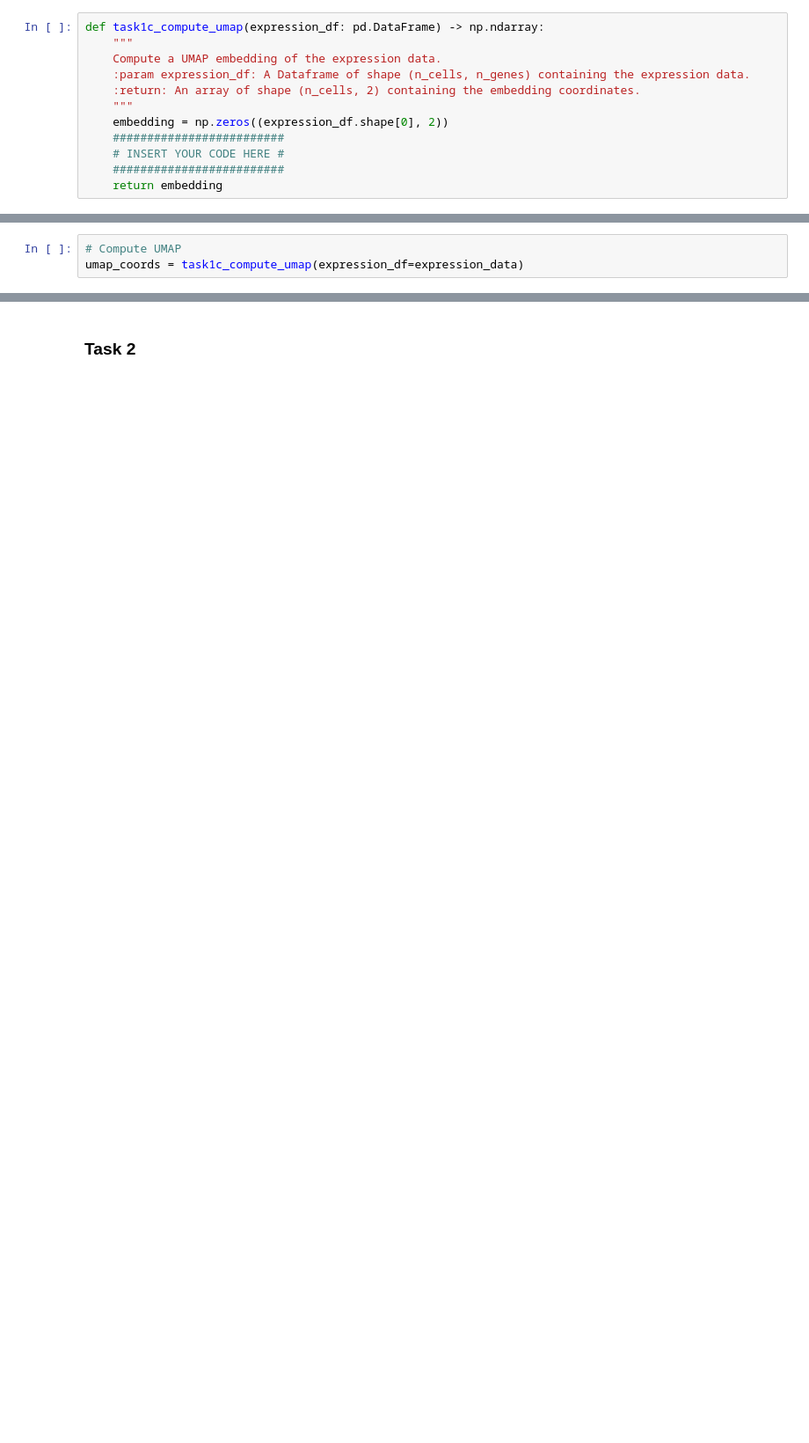
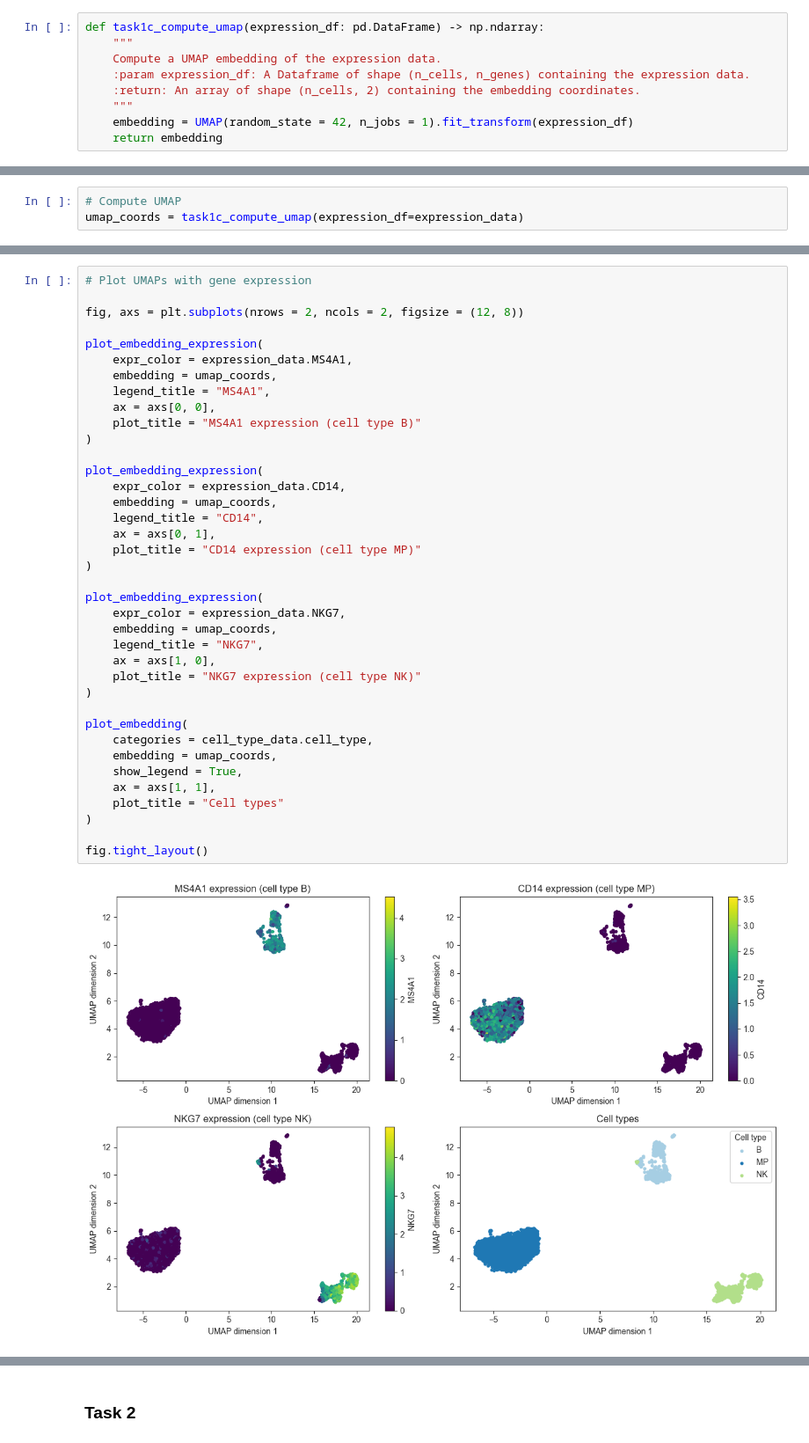
Before and after one commit to kerseviciute/machine-learning-for-single-cell-biology, a Jupyter notebook: hw3/mlscb_2024_assignment_03_code.ipynb, the cells around one changed output, grey strips where cells are left out. Shown at 88% size. Saved outputs shown, nothing was run; the diff lists cells and outputs as text; blank space fills up the shorter version.

```diff
--- a/hw3/mlscb_2024_assignment_03_code.ipynb
+++ b/hw3/mlscb_2024_assignment_03_code.ipynb
@@ -66,10 +99,7 @@ def task1c_compute_umap(expression_df: pd.DataFrame) -> np.ndarray:
     :param expression_df: A Dataframe of shape (n_cells, n_genes) containing the expression data.
     :return: An array of shape (n_cells, 2) containing the embedding coordinates.
     """
-    embedding = np.zeros((expression_df.shape[0], 2))
-    #########################
-    # INSERT YOUR CODE HERE #
-    #########################
+    embedding = UMAP(random_state = 42, n_jobs = 1).fit_transform(expression_df)
     return embedding
 # %%
 # Load data
@@ -95,0 +187,40 @@ umap_coords = task1c_compute_umap(expression_df=expression_data)
+# %%
+# Plot UMAPs with gene expression
+
+fig, axs = plt.subplots(nrows = 2, ncols = 2, figsize = (12, 8))
+
+plot_embedding_expression(
+    expr_color = expression_data.MS4A1,
+    embedding = umap_coords,
+    legend_title = "MS4A1",
+    ax = axs[0, 0],
+    plot_title = "MS4A1 expression (cell type B)"
+)
+
+plot_embedding_expression(
+    expr_color = expression_data.CD14,
+    embedding = umap_coords,
+    legend_title = "CD14",
+    ax = axs[0, 1],
+    plot_title = "CD14 expression (cell type MP)"
+)
+
+plot_embedding_expression(
+    expr_color = expression_data.NKG7,
+    embedding = umap_coords,
+    legend_title = "NKG7",
+    ax = axs[1, 0],
+    plot_title = "NKG7 expression (cell type NK)"
+)
+
+plot_embedding(
+    categories = cell_type_data.cell_type,
+    embedding = umap_coords,
+    show_legend = True,
+    ax = axs[1, 1],
+    plot_title = "Cell types"
+)
+
+fig.tight_layout()
+# %% [output]
+[figure, added]
```
Also changed, not shown: parts of 15 cells of this notebook.
